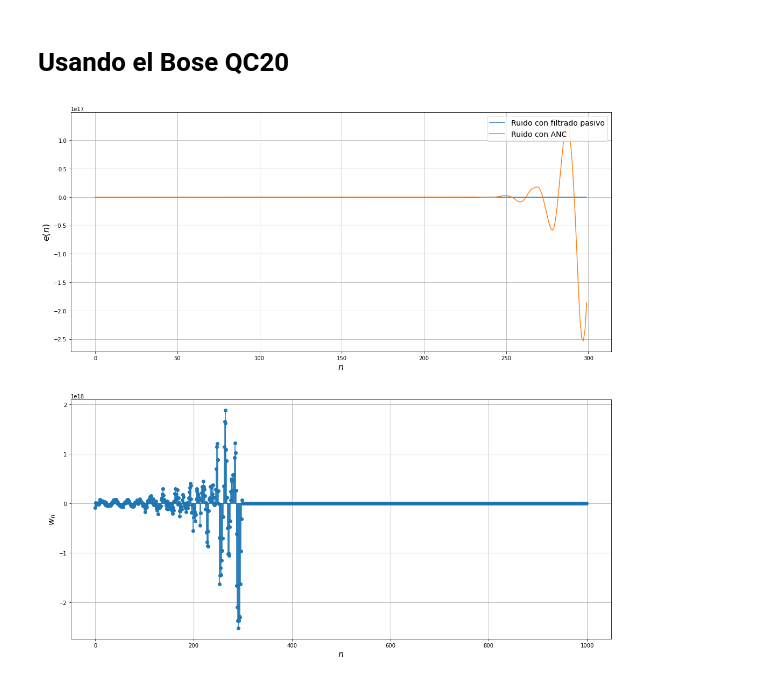
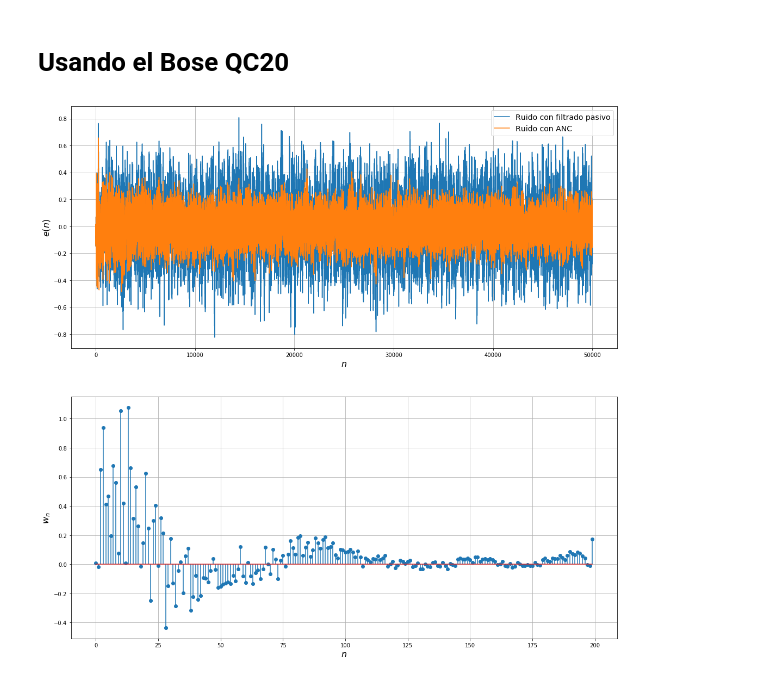
Before and after one commit to asp-image-dsp/asp-project-02, a Jupyter notebook: development/rls_secondary.ipynb, the cells around one changed output. Saved outputs shown, nothing was run; the diff lists cells and outputs as text; code cells hidden in the pictures.

Commit message:
converges with low order of filter

```diff
--- a/development/rls_secondary.ipynb
+++ b/development/rls_secondary.ipynb
@@ -52,18 +52,18 @@ plot_helpers.plot_anc_results([headphone.d, e], w, weight_plot='response')
 # %% [markdown]
 # Usando el Bose QC20
 # %%
-N = 300 # Quantity of samples used3 for the simulation
+N = 50000 # Quantity of samples used3 for the simulation
 x = np.random.normal(size=N) # Gaussian white noise
 # %%
 headphone = boseqc20_model.BoseQC20('../support/dataset/BoseQC20.json', secondary_enable=True) # Create testbench model
 headphone.set_noise(x) # Load the noise samples for the simulation
 headphone.reset() # Reset the time instant
 # %%
-forget = 0.95
-order = 1000
-e, w = anc_secondary.anc_primary_secondary_rls(headphone, headphone.g, order=order, forget=forget, delta=np.var(headphone.xp) * (1 - forget), force_hermitian=True)
+forget = 1
+order = 200
+e, w = anc_secondary.anc_primary_secondary_rls(headphone, headphone.g, order=order, forget=forget, delta=np.var(headphone.xp) * (1 - forget) + 10, force_hermitian=True)
 # %%
 # Plot the ANC results
-plot_helpers.plot_anc_results([headphone.d, e], w, weight_plot='response')
+plot_helpers.plot_anc_results([headphone.d[0:], e[0:]], w, weight_plot='response')
 # %% [output]
-[figure, old version]
+[figure, new version]
```
Also changed, not shown: parts of 1 cell of this notebook, 1 other file.
